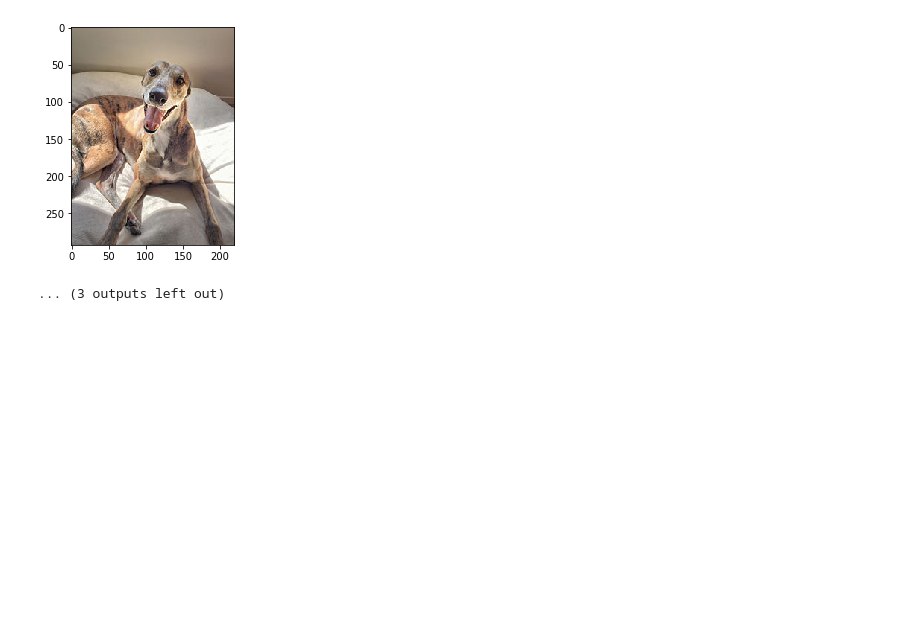
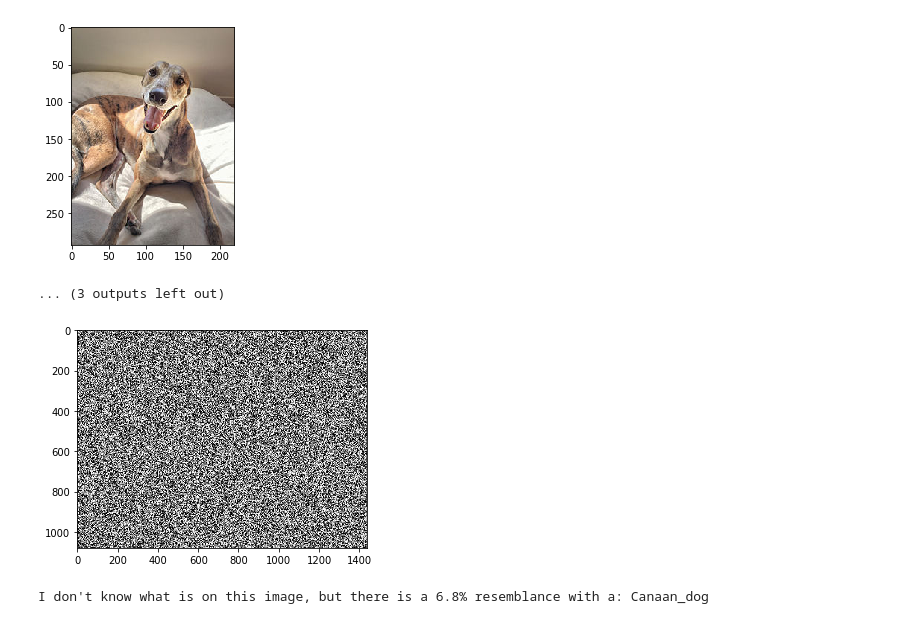
Before and after one commit to DarkBones/udacity_machine_learning, a Jupyter notebook: dog-project-master/dog_app.ipynb, the cells around one changed output. Saved outputs shown, nothing was run; the diff lists cells and outputs as text; code cells hidden in the pictures; blank space fills up the shorter version.

```diff
--- a/dog-project-master/dog_app.ipynb
+++ b/dog-project-master/dog_app.ipynb
@@ -792,3 +789,8 @@ This human has a: 10.2% resemblance with a: Lowchen
 testimages\greyhound.jpg
 [figure]
 ... (3 outputs left out)
+# %%
+breed_detector('_test/noise.jpg')
+# %% [output]
+[figure, added]
+I don't know what is on this image, but there is a 6.8% resemblance with a: Canaan_dog
```
Also changed, not shown: parts of 4 cells of this notebook, 1 other file.
